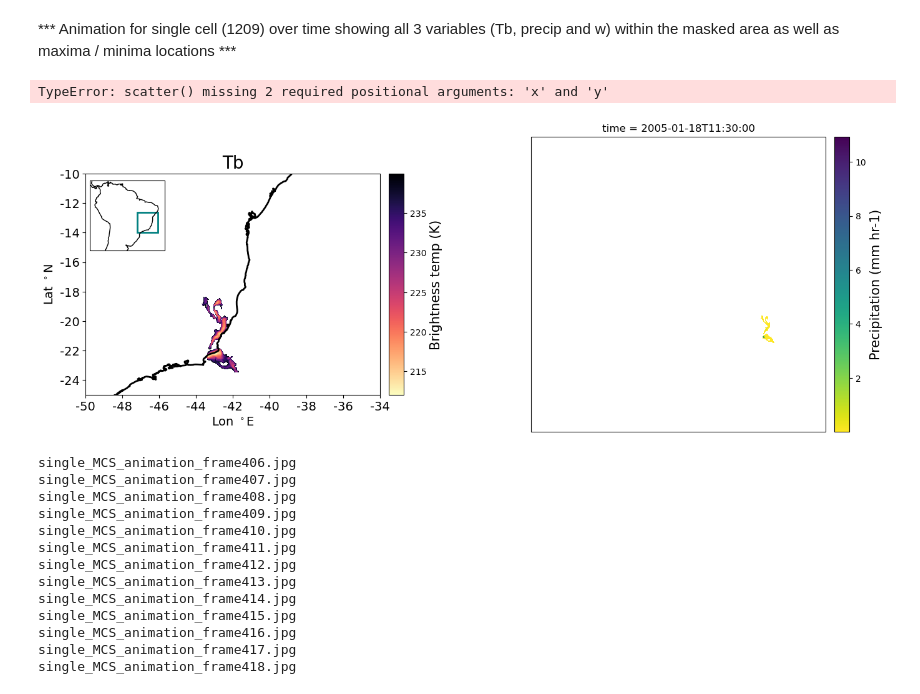
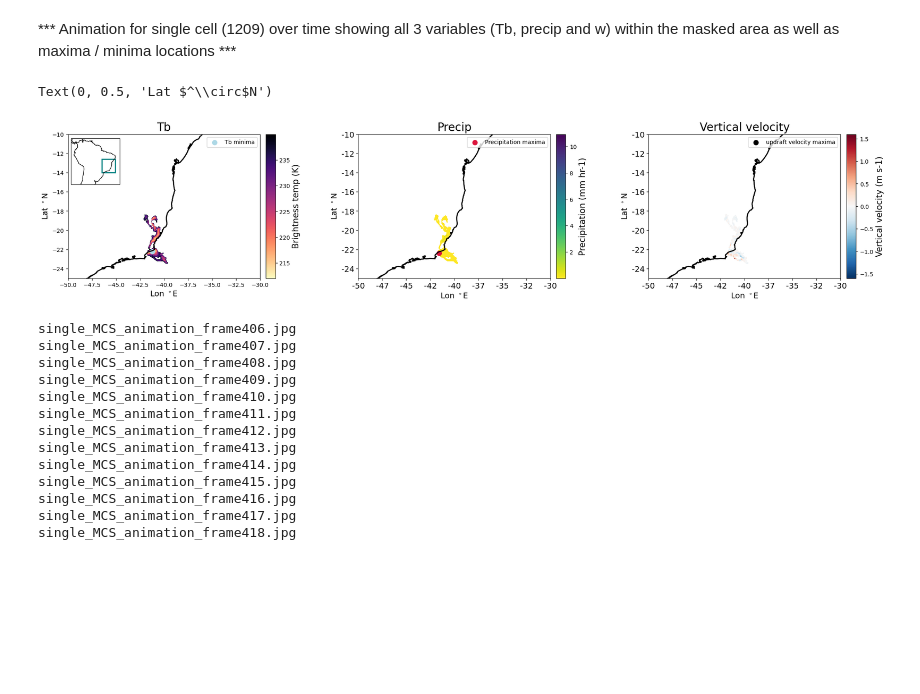
Before and after one commit to harrietgilmour/cold-core-filtering, a Jupyter notebook: precip_&_coldcore_single_cell_loop.ipynb, the cells around one changed output. Cells and saved outputs as stored; diff of their text form; code cells hidden in the pictures; blank space fills up the shorter version.

Commit message:
added single cell animation into loop

```diff
--- a/precip_&_coldcore_single_cell_loop.ipynb
+++ b/precip_&_coldcore_single_cell_loop.ipynb
@@ -275,6 +275,7 @@ cell = 1209
 subset = tracks[tracks.cell == cell]
 precipitation_flag = 0
 cold_core_flag = 0
+rain_flag = 0
 w_frame = 0 # assigning the frame number of the vertical velocity dataset to be 0 (i.e. vert_vel[w_frame,:,:,:] = vert_vel[0,:,:,:])
 
 for feature in subset.feature.values: #find all the feature values for that unique cell / track (the feature value is a unique value for each feature in a frame /timestep)
@@ -376,6 +377,7 @@ for feature in subset.feature.values: #find all the feature values for that uniq
 
                 if rain_features >= precip_area: # if the number of precipitating pixels exceeds the miniumum pixel number...
                     precipitation_flag += rain_features # add rain pixels to the precipitation flag
+                    rain_flag += 1
 
                 # Colocated pixels of Tb and precip
                 prec = prec * 3600 # converting from kg m-2 s-1 to mm/hr
@@ -460,8 +462,8 @@ for feature in subset.feature.values: #find all the feature values for that uniq
                             print("w frame timestamp: ", str(vert_vel[w_frame,:,:,:].t))
 
                             #seg_mask.coords['mask'] = (('longitude', 'latitude'), seg_mask.data)
-                            values_vel = vel_w.where(seg_mask.coords['mask'].values > 0) # extract only the w values within the segmented cell
-                            array_vel = values_vel.values.flatten()
+                            values_vel_1 = vel_w.where(seg_mask.coords['mask'].values > 0) # extract only the w values within the segmented cell
+                            array_vel = values_vel_1.values.flatten()
                             values_vel = array_vel[~np.isnan(array_vel)] # convert these into a 1D array with no nans
                             print("maximum w within mask:", values_vel.max())
 
@@ -474,18 +476,18 @@ for feature in subset.feature.values: #find all the feature values for that uniq
 
                             subset['w_mean_up'][(subset.feature == featureid) & (subset.frame == frame) & (subset.cell == cell)] = w_up.mean() # mean upward vertical velocity over the segmented area
 
-                            subset['max_w_up_lat'][(subset.feature == featureid) & (subset.frame == frame) & (subset.cell == cell)] = vel_w.where(vel_w==vel_w.max(), drop=True).squeeze().latitude
+                            subset['max_w_up_lat'][(subset.feature == featureid) & (subset.frame == frame) & (subset.cell == cell)] = values_vel_1.where(values_vel_1==values_vel_1.max(), drop=True).squeeze().latitude
 
-                            subset['max_w_up_lon'][(subset.feature == featureid) & (subset.frame == frame) & (subset.cell == cell)] = vel_w.where(vel_w==vel_w.max(), drop=True).squeeze().longitude
+                            subset['max_w_up_lon'][(subset.feature == featureid) & (subset.frame == frame) & (subset.cell == cell)] = values_vel_1.where(values_vel_1==values_vel_1.max(), drop=True).squeeze().longitude
 
-                            subset['max_w_down_lat'][(subset.feature == featureid) & (subset.frame == frame) & (subset.cell == cell)] = vel_w.where(vel_w==vel_w.min(), drop=True).squeeze().latitude
+                            subset['max_w_down_lat'][(subset.feature == featureid) & (subset.frame == frame) & (subset.cell == cell)] = values_vel_1.where(values_vel_1==values_vel_1.min(), drop=True).squeeze().latitude
 
-                            subset['max_w_down_lon'][(subset.feature == featureid) & (subset.frame == frame) & (subset.cell == cell)] = vel_w.where(vel_w==vel_w.min(), drop=True).squeeze().longitude
+                            subset['max_w_down_lon'][(subset.feature == featureid) & (subset.frame == frame) & (subset.cell == cell)] = values_vel_1.where(values_vel_1==values_vel_1.min(), drop=True).squeeze().longitude
 
                             ax3 = plt.subplot(1, 3, 3, projection=ccrs.PlateCarree())
                             vel = vel_w.where(seg_mask.coords['mask'].values > 0).plot(ax=ax3,zorder=1,cmap='RdBu_r',vmin=-4, vmax=4, add_colorbar=False )
                             make_colorbar(ax3, vel, orientation='vertical')
-                            ax3.scatter(subset.max_w_up_lon[subset.frame == frame].values[0]-360,subset.max_w_up_lat[subset.frame == frame].values[0],color='k',marker='o', s = s, transform=ccrs.PlateCarree(), label='updraft velocity maxima')
+                            ax3.scatter(subset.max_w_up_lon[subset.frame == frame].values[0],subset.max_w_up_lat[subset.frame == frame].values[0],color='k',marker='o', s = s, transform=ccrs.PlateCarree(), label='updraft velocity maxima')
                             ax3.set_title('Vertical velocity', loc='center', fontsize=f)
                             ax3.coastlines(linewidth=2)
                             ax3.set_xticks(xlabels, xlabels)
@@ -698,7 +694,7 @@ xlabels=[-50,-40,-30]
 ylabels= [-30,-20,-10]
 
 # markersize
-s = 100
+s = 70
 #fontsize
 f=20
 
@@ -714,13 +710,16 @@ ax1 = plt.subplot(1, 3, 1, projection=ccrs.PlateCarree())
 tb = brightness_temp.where(seg_mask.coords['mask'].values > 0).plot(ax=ax1,zorder=1,cmap='magma_r', add_colorbar=False)
 make_colorbar(ax1, tb, orientation='vertical')
 ax1.coastlines(linewidth=2)
+#gl = ax1.gridlines(draw_labels=True, linewidth=0.5, alpha=0.4, color='k',linestyle='--')
+ax1.scatter(subset.min_tb_lon[subset.frame == frame].values[0],subset.min_tb_lat[subset.frame == frame].values[0],color='lightblue',marker='o', s = s, transform=ccrs.PlateCarree(),label='Tb minima')
 ax1.set_title('Tb', loc='center', fontsize=f)
 ax1.set_xticks(xlabels, xlabels)
 ax1.set_yticks(ylabels,ylabels)
 ax1.set_xlim(-50,-30)
 ax1.set_ylim(-25,-10)
-ax1.set_xticklabels(np.arange(-50,-30,2).astype(int),fontsize=14)
-ax1.set_yticklabels(ax1.get_yticks().astype(int),fontsize=14)
+ax1.legend(loc='upper right')
+#ax1.set_xticklabels(np.arange(-50,-30,2).astype(int),fontsize=14)
+#ax1.set_yticklabels(ax1.get_yticks().astype(int),fontsize=14)
 ax1.set_xlabel('Lon $^\circ$E',  fontsize=14)
 ax1.set_ylabel('Lat $^\circ$N',  fontsize=14)
 axins = inset_axes(ax1, width=1.2, height=1.2, loc="upper left",
@@ -734,36 +733,39 @@ axins.add_patch(mpatches.Rectangle(xy=[-50, -25], width=15, height=15, linewidth
 
 
 ax2 = plt.subplot(1, 3, 2, projection=ccrs.PlateCarree())
 precips = prec.where(seg_mask.coords['mask'].values > 0).plot(ax=ax2,zorder=1,cmap='viridis_r',add_colorbar=False)
 make_colorbar(ax2, precips, orientation='vertical')
-ax2.scatter()
+ax2.scatter(subset.max_precip_lon[subset.frame == frame].values[0],subset.max_precip_lat[subset.frame == frame].values[0],color='crimson',marker='o', s = s, transform=ccrs.PlateCarree(),label='Precipitation maxima')
 ax2.set_title('Precip', loc='center', fontsize=f)
 ax2.coastlines(linewidth=2)
 ax2.set_xticks(xlabels, xlabels)
 ax2.set_yticks(ylabels,ylabels)
 ax2.set_xlim(-50,-30)
 ax2.set_ylim(-25,-10)
+ax2.legend(loc='upper right')
 ax2.set_xticklabels(ax2.get_xticks().astype(int),fontsize=14)
 ax2.set_yticklabels(ax2.get_yticks().astype(int),fontsize=14)
 ax2.set_xlabel('Lon $^\circ$E',  fontsize=14)
 ax2.set_ylabel('Lat $^\circ$N',  fontsize=14)
 
 ax3 = plt.subplot(1, 3, 3, projection=ccrs.PlateCarree())
 vel = vel_w.where(seg_mask.coords['mask'].values > 0).plot(ax=ax3,zorder=1, add_colorbar=False)
 make_colorbar(ax3, vel, orientation='vertical')
+ax3.scatter(subset.max_w_up_lon[subset.frame == frame].values[0],subset.max_w_up_lat[subset.frame == frame].values[0],color='k',marker='o', s = s, transform=ccrs.PlateCarree(), label='updraft velocity maxima')
 ax3.set_title('Vertical velocity', loc='center', fontsize=f)
 ax3.coastlines(linewidth=2)
 ax3.set_xticks(xlabels, xlabels)
 ax3.set_yticks(ylabels,ylabels)
 ax3.set_xlim(-50,-30)
 ax3.set_ylim(-25,-10)
+ax3.legend(loc='upper right')
 ax3.set_xticklabels(ax3.get_xticks().astype(int),fontsize=14)
 ax3.set_yticklabels(ax3.get_yticks().astype(int),fontsize=14)
 ax3.set_xlabel('Lon $^\circ$E',  fontsize=14)
 ax3.set_ylabel('Lat $^\circ$N',  fontsize=14)
 # %% [output]
-TypeError: scatter() missing 2 required positional arguments: 'x' and 'y'
+Text(0, 0.5, 'Lat $^\\circ$N')
-[figure, old version]
+[figure, new version]
 # %%
 ##ANIMATION CODE##
 import PIL
```
Also changed, not shown: parts of 4 cells of this notebook.
